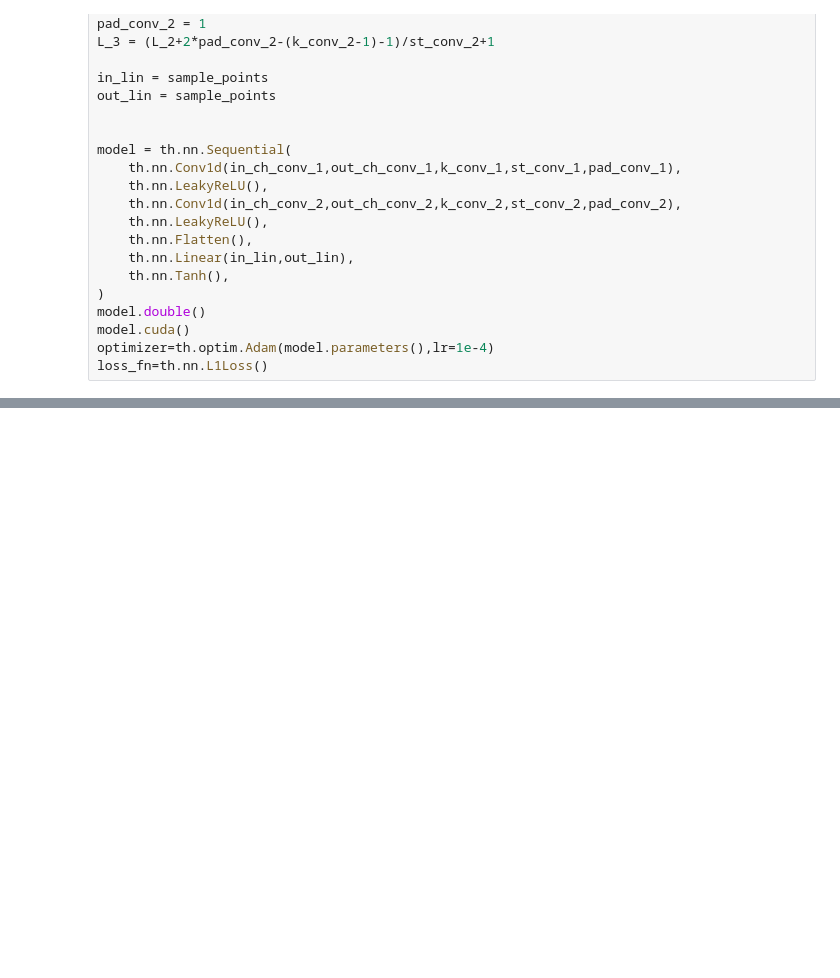
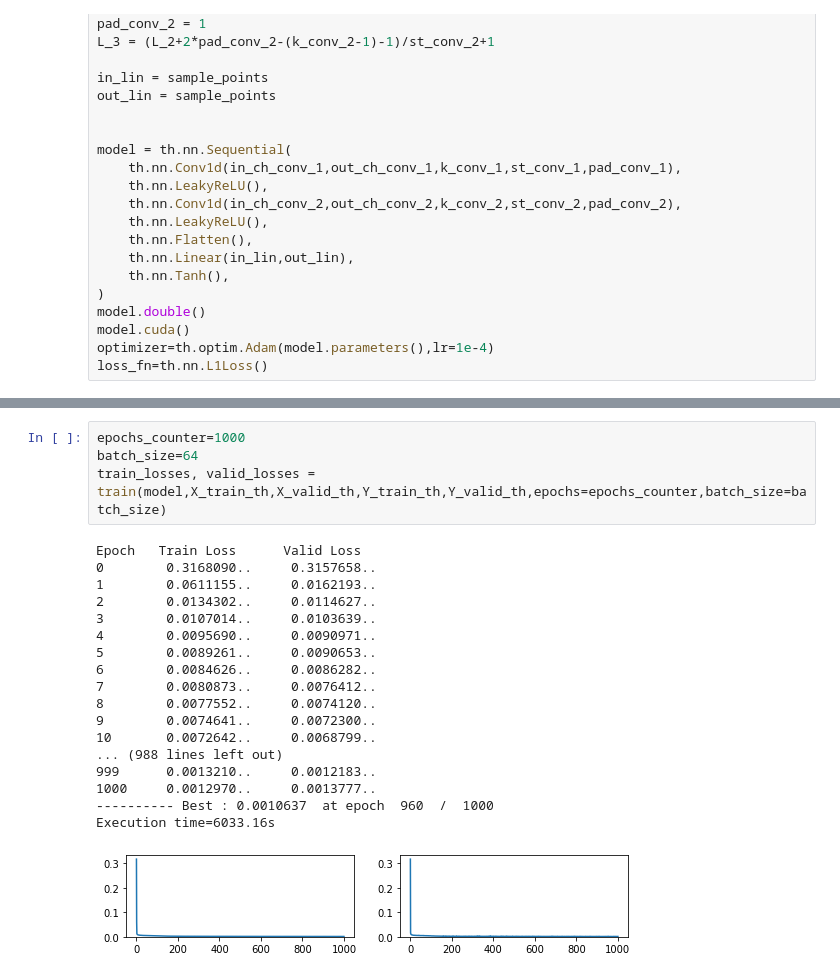
Before and after one commit to calladogt/Deep-learning-to-the-modeling-of-chaotic-dynamics-systems, a Jupyter notebook: Simulators/ks-simulator/KS-modelConv.ipynb, the cells around one changed output, grey strips where cells are left out. Drawn from its saved outputs; the diff is of its cells as text; blank space fills up the shorter version.

```diff
--- a/Simulators/ks-simulator/KS-modelConv.ipynb
+++ b/Simulators/ks-simulator/KS-modelConv.ipynb
@@ -538,0 +594,23 @@ print(model.parameters)
+# %%
+epochs_counter=1000
+batch_size=64
+train_losses, valid_losses = train(model,X_train_th,X_valid_th,Y_train_th,Y_valid_th,epochs=epochs_counter,batch_size=batch_size)
+# %% [output]
+Epoch   Train Loss      Valid Loss
+0        0.3168090..     0.3157658..
+1        0.0611155..     0.0162193..
+2        0.0134302..     0.0114627..
+3        0.0107014..     0.0103639..
+4        0.0095690..     0.0090971..
+5        0.0089261..     0.0090653..
+6        0.0084626..     0.0086282..
+7        0.0080873..     0.0076412..
+8        0.0077552..     0.0074120..
+9        0.0074641..     0.0072300..
+10       0.0072642..     0.0068799..
+... (988 lines left out)
+999      0.0013210..     0.0012183..
+1000     0.0012970..     0.0013777..
+---------- Best : 0.0010637  at epoch  960  /  1000
+Execution time=6033.16s
+[figure, added]
```
Also changed, not shown: parts of 24 cells of this notebook, 12 other files.
